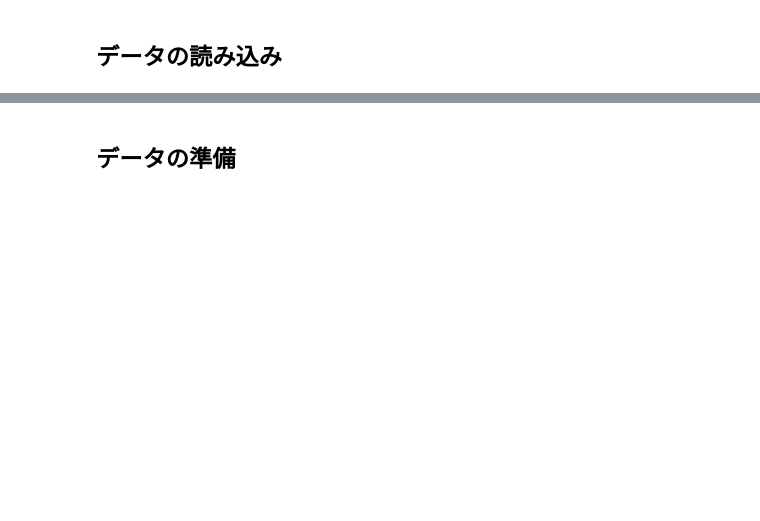
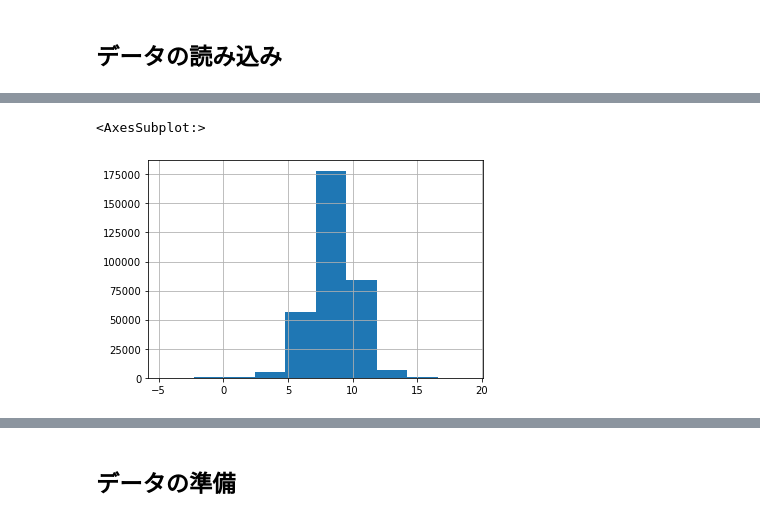
Before and after one commit to nmatsuo63/dshc, a Jupyter notebook: ipynb/3_学習_lgbm.ipynb, the cells around one changed output, grey strips where cells are left out. Saved outputs shown, nothing was run; the diff lists cells and outputs as text; code cells hidden in the pictures; blank space fills up the shorter version.

```diff
--- a/ipynb/3_学習_lgbm.ipynb
+++ b/ipynb/3_学習_lgbm.ipynb
@@ -17,0 +54,6 @@ df = df_org
+# %%
+# 対数変換してるのに40000はさすがにおかしい
+df['log_goal'].hist()
+# %% [output]
+<AxesSubplot:>
+[figure, added]
```
Also changed, not shown: parts of 21 cells of this notebook.
